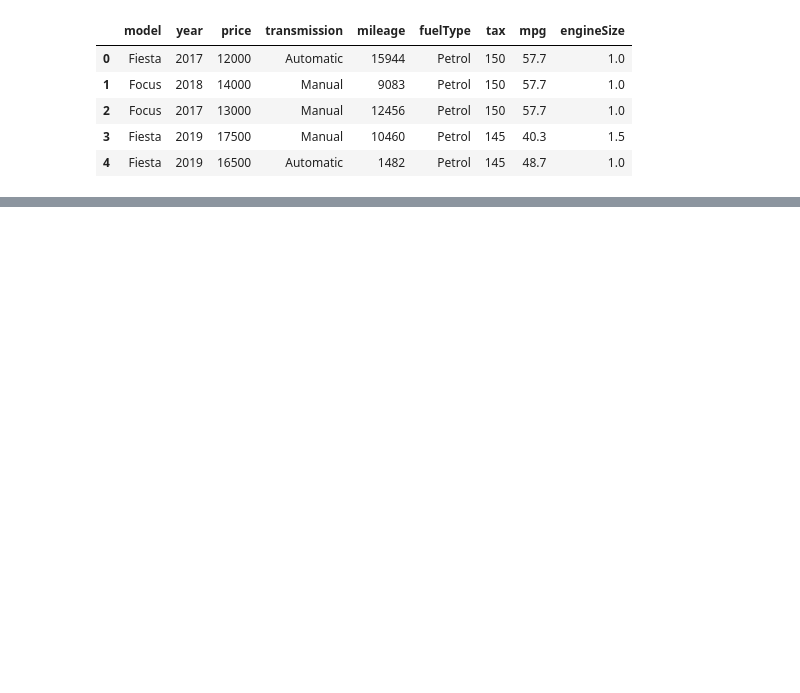
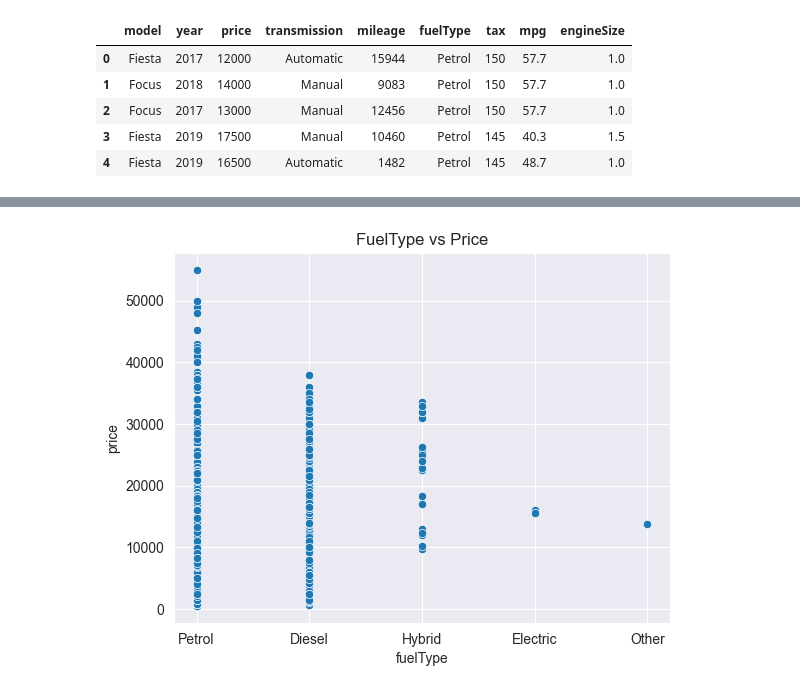
Before and after one commit to makee5/ML_ADS, a Jupyter notebook: Projeto_ML/Projeto ML.ipynb, the cells around one changed output, grey strips where cells are left out. Drawn from its saved outputs; the diff is of its cells as text; code cells hidden in the pictures; blank space fills up the shorter version.

```diff
--- a/Projeto_ML/Projeto ML.ipynb
+++ b/Projeto_ML/Projeto ML.ipynb
@@ -34,0 +130,6 @@ df_sem_duplicados.head()
+# %%
+sns.scatterplot(data=df_clean, x='fuelType', y='price')
+plt.title('FuelType vs Price')
+plt.show()
+# %% [output]
+[figure, added]
```
Also changed, not shown: parts of 22 cells of this notebook.
